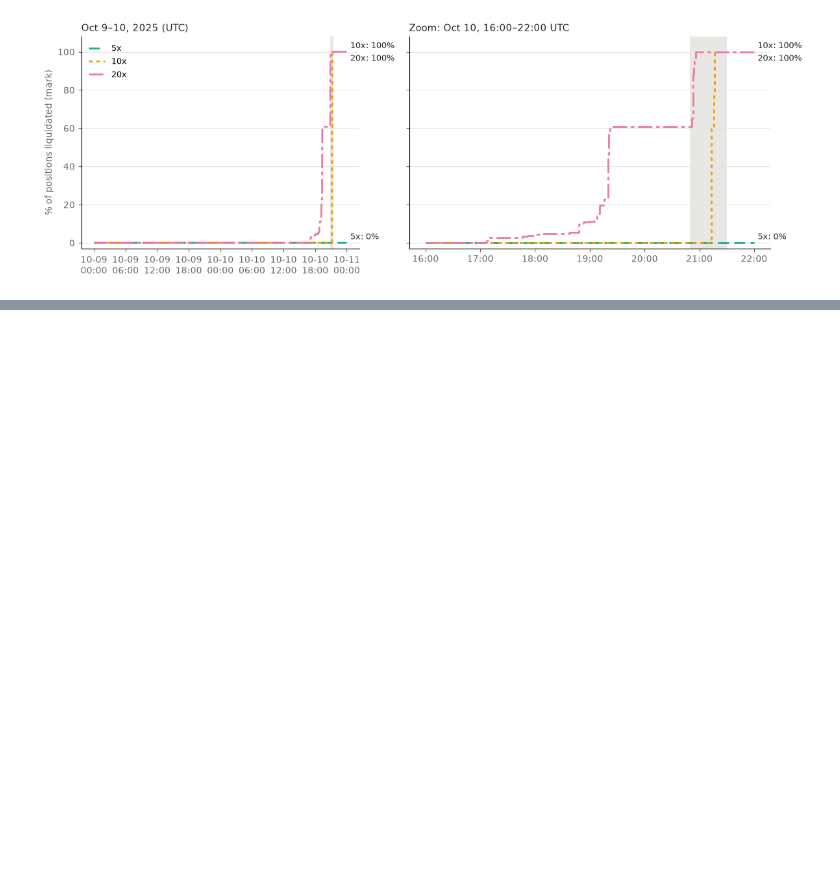
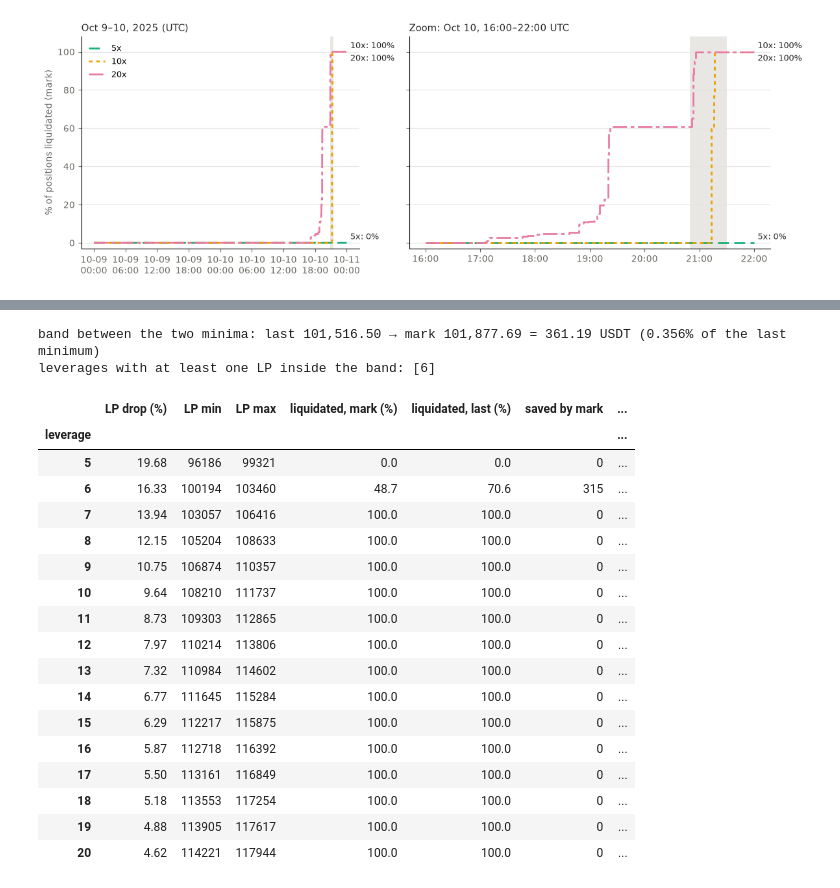
Before and after one commit to Alvarado-Maganna/crypto-quant-lab, a Jupyter notebook: notebooks/04_liquidation_math.ipynb, the cells around one changed output, grey strips where cells are left out. Cells and saved outputs as stored; diff of their text form; code cells hidden in the pictures; blank space fills up the shorter version.

```diff
--- a/notebooks/04_liquidation_math.ipynb
+++ b/notebooks/04_liquidation_math.ipynb
@@ -193,12 +195,16 @@ frames, infos = {}, {}
 for name, (ex_id, symbol, price) in SERIES.items():
     path = cache_path(CACHE_DIR, ex_id, symbol, "1m", "oct9-10", price=price)
     frames[name], infos[name] = load_or_fetch_window(
-        path, lambda: fetch_ohlcv_window(ex_id, symbol, START, END, price=price))
+        # Default arguments bind the loop values now, not when the lambda runs.
+        path, lambda ex_id=ex_id, symbol=symbol, price=price:
+        fetch_ohlcv_window(ex_id, symbol, START, END, price=price))
 
 for name, df in frames.items():
     assert str(df.index.tz) == "UTC", name
     assert df.index.is_unique and df.index.is_monotonic_increasing, name
-    assert df.index.min() >= START and df.index.max() < END, name
+    # Exact coverage: a cache left over from a different window must fail here, not be reused.
+    assert df.index.min() == START and df.index.max() == END - pd.Timedelta(minutes=1), name
+    assert validate_candles(df, START, END - pd.Timedelta(minutes=1))["missing"] == 0, name
     assert (df[["open", "high", "low", "close"]] > 0).all().all(), name
     assert (df["high"] >= df[["open", "close", "low"]].max(axis=1)).all(), name
     assert (df["low"] <= df[["open", "close", "high"]].min(axis=1)).all(), name
@@ -862,0 +808,54 @@ Takeaway 4 was computed for the base variant only.
+# %%
+SWEEP = list(range(5, 21))
+sweep = simulate_isolated_longs(entry_close, {"mark": mark["low"], "last": last["low"]},
+                                SWEEP, MARGIN, MMR, CUM)
+assert (sweep["notional"] <= TIER1_MAX_NOTIONAL).all()
+
+
+def sweep_row(group):
+    by_last, by_mark = group["liquidated_last"], group["liquidated_mark"]
+    delayed = by_last < by_mark
+    delay = (by_mark - by_last)[delayed] / pd.Timedelta(minutes=1)
+    return pd.Series({
+        "LP drop (%)": round(group["drop_to_lp_pct"].median(), 2),
+        "LP min": round(group["lp"].min()), "LP max": round(group["lp"].max()),
+        "liquidated, mark (%)": round(100 * by_mark.notna().mean(), 1),
+        "liquidated, last (%)": round(100 * by_last.notna().mean(), 1),
+        "saved by mark": int((by_last.notna() & by_mark.isna()).sum()),
+        "delayed by mark": int(delayed.sum()),
+        "max delay (min)": int(delay.max()) if len(delay) else 0,
+    })
+
+
+sweep_table = sweep.groupby(level="leverage").apply(sweep_row)
+int_cols = ["LP min", "LP max", "saved by mark", "delayed by mark", "max delay (min)"]
+sweep_table[int_cols] = sweep_table[int_cols].astype(int)
+
+last_min, mark_min = last["low"].min(), mark["low"].min()
+in_band = [lev for lev, g in sweep.groupby(level="leverage")
+           if ((g["lp"] >= last_min) & (g["lp"] < mark_min)).any()]
+print(f"band between the two minima: last {last_min:,.2f} → mark {mark_min:,.2f} = "
+      f"{mark_min - last_min:,.2f} USDT ({100 * (mark_min / last_min - 1):.3f}% of the last minimum)")
+print(f"leverages with at least one LP inside the band: {in_band}")
+sweep_table
+# %% [output]
+band between the two minima: last 101,516.50 → mark 101,877.69 = 361.19 USDT (0.356% of the last minimum)
+leverages with at least one LP inside the band: [6]
+|  | LP drop (%) | LP min | LP max | liquidated, mark (%) | liquidated, last (%) | saved by mark | ... |
+| leverage |  |  |  |  |  |  | ... |
+| 5 | 19.68 | 96186 | 99321 | 0.0 | 0.0 | 0 | ... |
+| 6 | 16.33 | 100194 | 103460 | 48.7 | 70.6 | 315 | ... |
+| 7 | 13.94 | 103057 | 106416 | 100.0 | 100.0 | 0 | ... |
+| 8 | 12.15 | 105204 | 108633 | 100.0 | 100.0 | 0 | ... |
+| 9 | 10.75 | 106874 | 110357 | 100.0 | 100.0 | 0 | ... |
+| 10 | 9.64 | 108210 | 111737 | 100.0 | 100.0 | 0 | ... |
+| 11 | 8.73 | 109303 | 112865 | 100.0 | 100.0 | 0 | ... |
+| 12 | 7.97 | 110214 | 113806 | 100.0 | 100.0 | 0 | ... |
+| 13 | 7.32 | 110984 | 114602 | 100.0 | 100.0 | 0 | ... |
+| 14 | 6.77 | 111645 | 115284 | 100.0 | 100.0 | 0 | ... |
+| 15 | 6.29 | 112217 | 115875 | 100.0 | 100.0 | 0 | ... |
+| 16 | 5.87 | 112718 | 116392 | 100.0 | 100.0 | 0 | ... |
+| 17 | 5.50 | 113161 | 116849 | 100.0 | 100.0 | 0 | ... |
+| 18 | 5.18 | 113553 | 117254 | 100.0 | 100.0 | 0 | ... |
+| 19 | 4.88 | 113905 | 117617 | 100.0 | 100.0 | 0 | ... |
+| 20 | 4.62 | 114221 | 117944 | 100.0 | 100.0 | 0 | ... |
```
Also changed, not shown: parts of 20 cells of this notebook.
